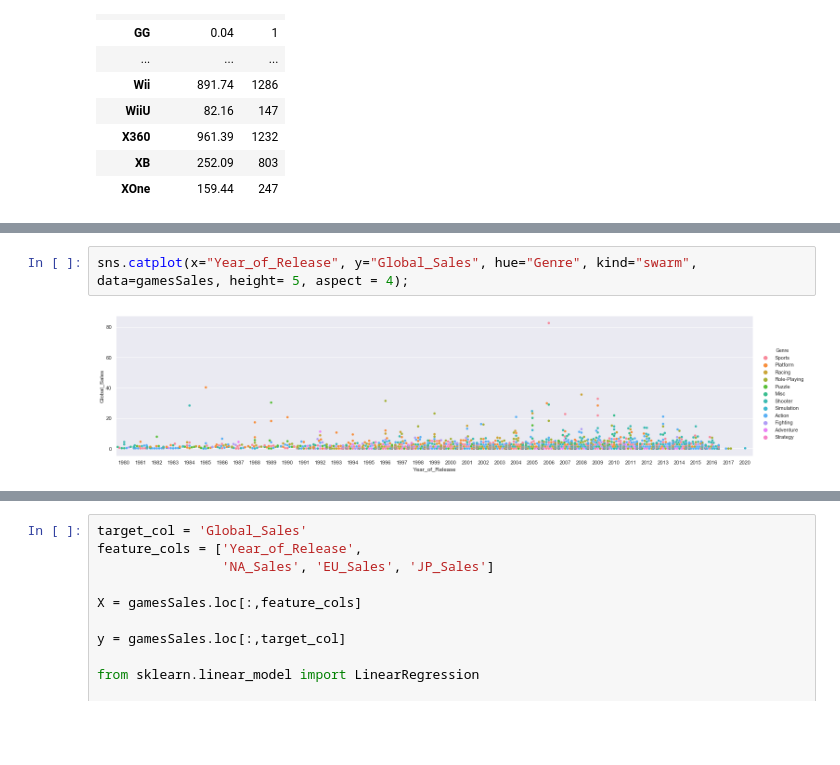
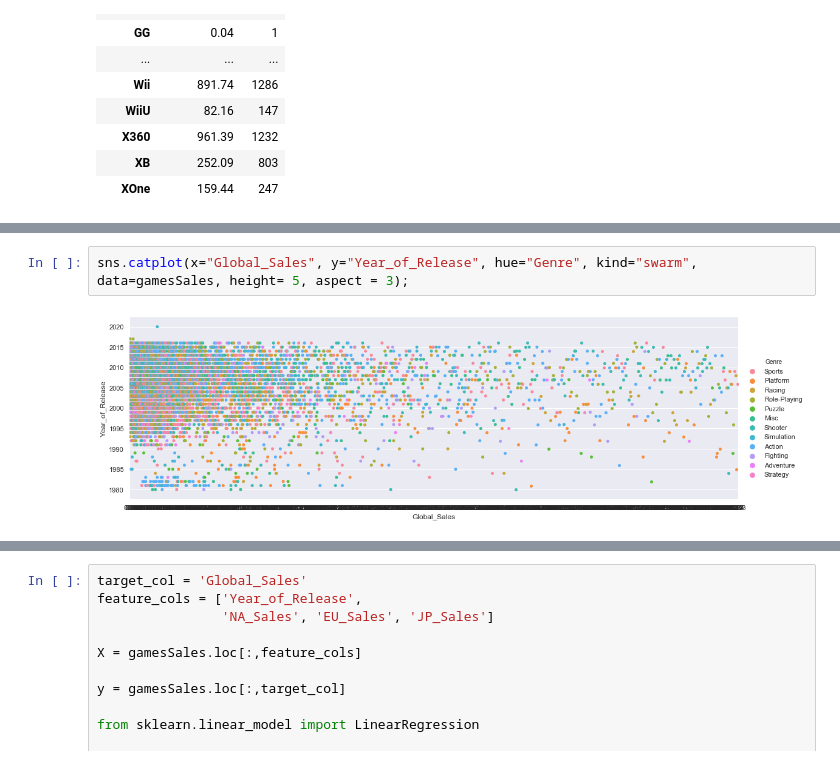
Before and after one commit to rejohnsonjr/Springboard_DS_Track, a Jupyter notebook: Games_Sales.ipynb, the cells around one changed output, grey strips where cells are left out. Cells and saved outputs as stored; diff of their text form; blank space fills up the shorter version.

```diff
--- a/Games_Sales.ipynb
+++ b/Games_Sales.ipynb
@@ -267,4 +284,4 @@ sns.catplot(x='Platform', y='Global_Sales',
 # %%
-sns.catplot(x="Year_of_Release", y="Global_Sales", hue="Genre", kind="swarm", data=gamesSales, height= 5, aspect = 4);
+sns.catplot(x="Global_Sales", y="Year_of_Release", hue="Genre", kind="swarm", data=gamesSales, height= 5, aspect = 3);
 # %% [output]
-[figure, old version]
+[figure, new version]
```
Also changed, not shown: parts of 5 cells of this notebook.
